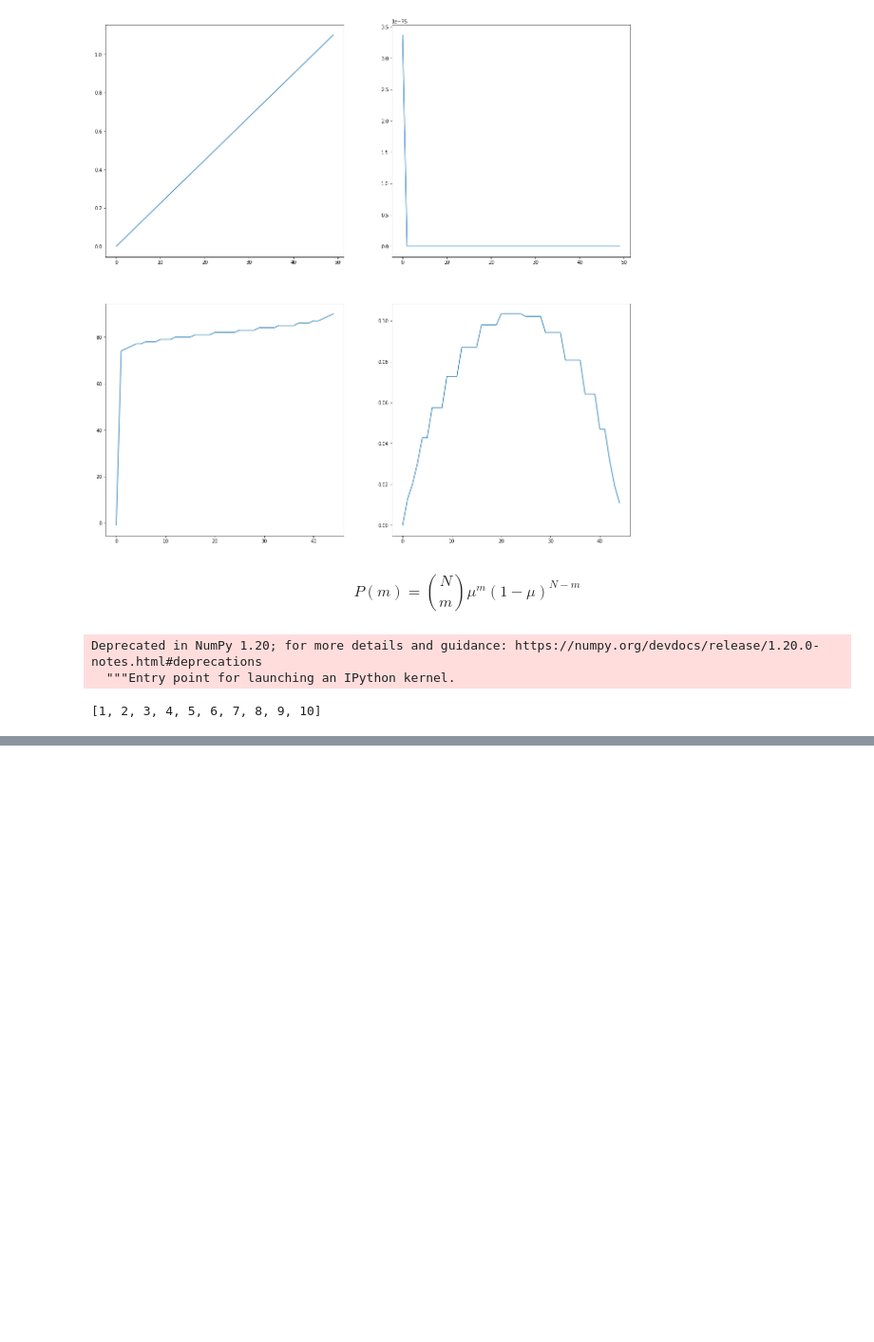
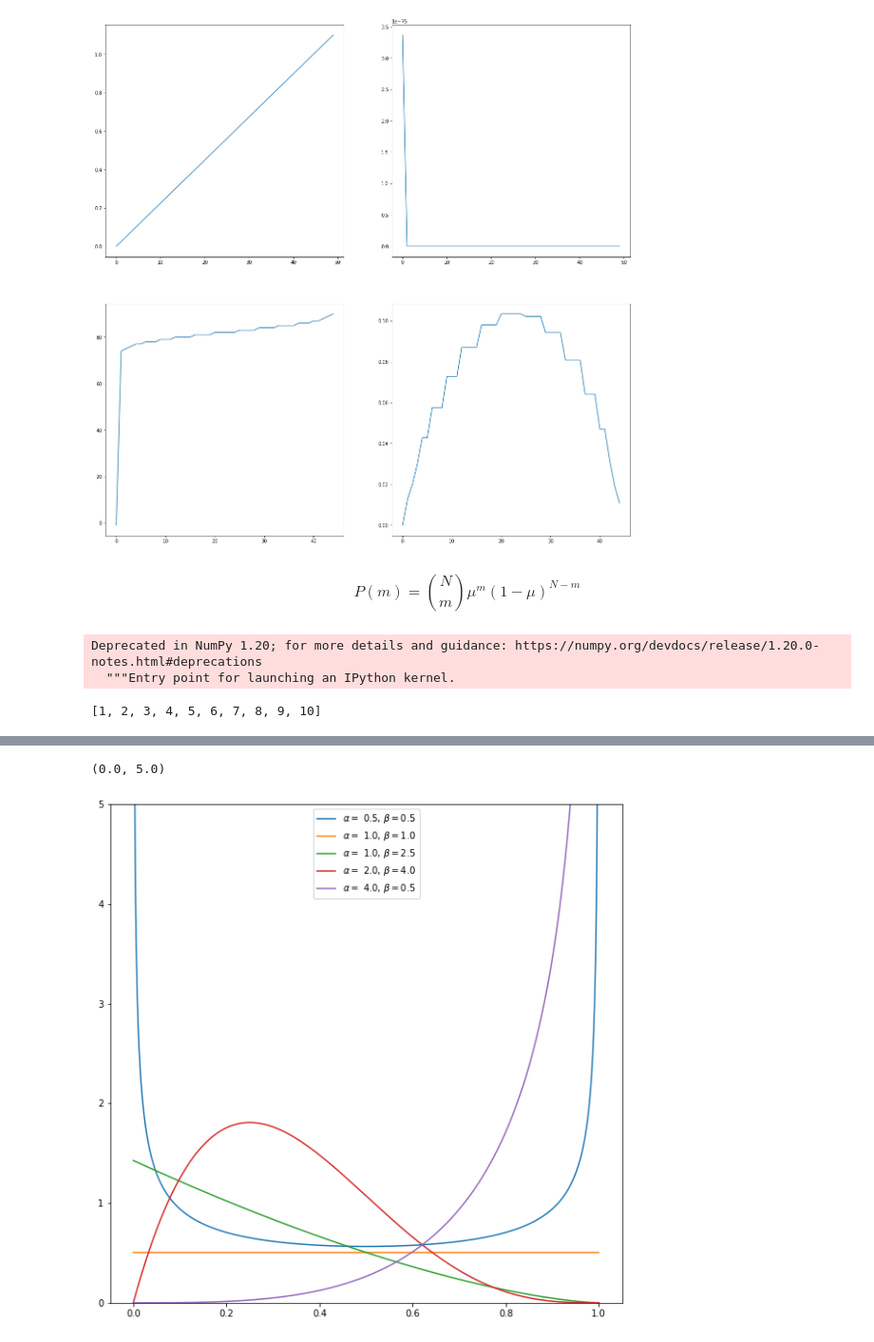
Before and after one commit to Przasa/MML-Companion, a Jupyter notebook: notes_chapter6.ipynb, the cells around one changed output, grey strips where cells are left out. Shown: that part at 95% size. Saved outputs shown, nothing was run; the diff lists cells and outputs as text; code cells hidden in the pictures; blank space fills up the shorter version.

```diff
--- a/notes_chapter6.ipynb
+++ b/notes_chapter6.ipynb
@@ -357 +357,22 @@ array([ 8,  9,  9,  7,  7,  9,  8,  7, 10,  9,  9,  7,  9,  9,  6, 10,  8,
 [figure]
+# %%
+# beta distribution
+
+from scipy.special import gamma
+
+mi_base = np.linspace(0,1,1000)
+beta_distr = lambda mi,a,b: (gamma(a+b)/(gamma(a)+gamma(b)))*(mi**(a-1))*((1-mi)**(b-1))
+
+parameters = np.array([[0.5,0.5],[1,1],[1,2.5],[2,4],[4,0.5]])
+
+plt.figure(figsize=(10,10))
+for a,b in parameters:
+    beta= [beta_distr(mi,a,b) for mi in mi_base]
+    plt.plot(mi_base,beta,label = r"$\alpha =$ %1.1f, " %a + r"$\beta = %1.1f.$" %b)
+plt.legend()
+plt.ylim(0,5)
+
+# teraz to wlozyc to dystrybucji
+# %% [output]
+(0.0, 5.0)
+[figure, added]
```
Also changed, not shown: parts of 2 cells of this notebook, 1 other file.
